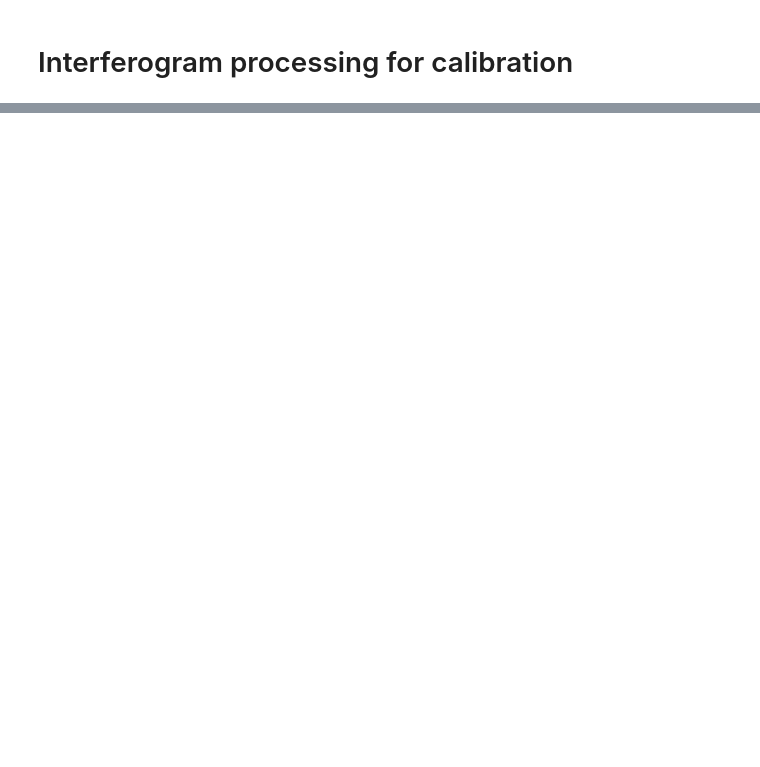
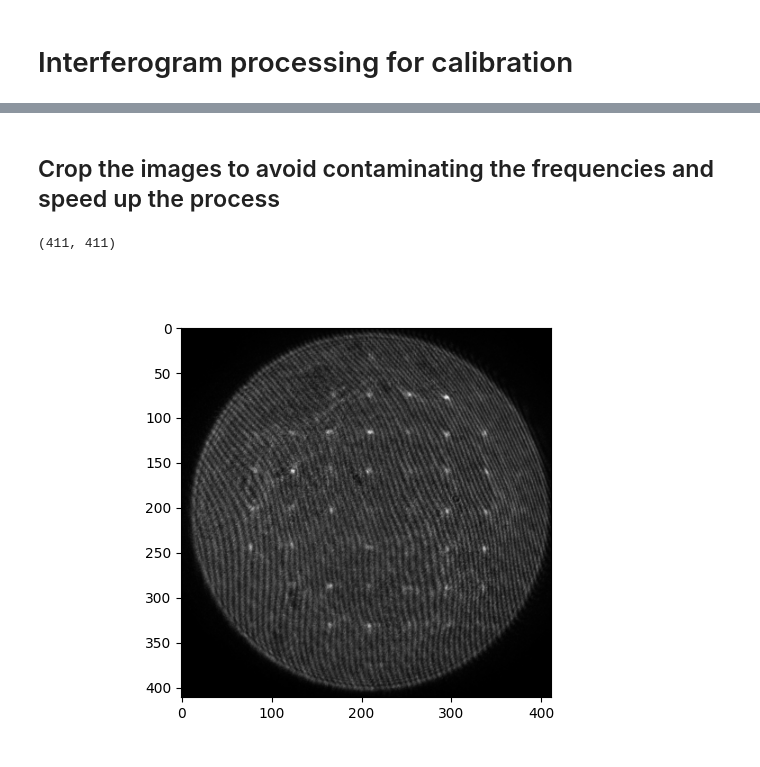
Before and after one commit to HumbertDominique/SLM_display, a Jupyter notebook: calibration/processing.ipynb, the cells around one changed output, grey strips where cells are left out. Saved outputs shown, nothing was run; the diff lists cells and outputs as text; code cells hidden in the pictures; blank space fills up the shorter version.

```diff
--- a/calibration/processing.ipynb
+++ b/calibration/processing.ipynb
@@ -98,4 +128,26 @@ def extract_phase(img, pad_factor = 2, cx = 0, cy = 0, r = 50, AUTOPEAK = True,
         plt.show()
 
     return phase_map
+# %% [markdown]
+## Crop the images to avoid contaminating the frequencies and speed up the process
+# %%
+cx, cy = np.array(ref.shape)//2
+cx -= -35
+cy -= -0
+c = 205
+crop = ref[cy-c-1:cy+c,cx-c-1:cx+c]
+
+new_width, new_height = np.array(crop.shape)
+if new_width != new_height:
+       raise ValueError(f"The image should be square. The half sizxe and center offset are not compatible. Found ({new_width:d},{new_height:d})")
+
+
+print(crop.shape)
+plt.close(0)
+plt.figure(0)
+plt.imshow(crop,cmap='gray')
+plt.show()
+# %% [output]
+(411, 411)
+[figure, added]
 # %%
```
Also changed, not shown: parts of 10 cells of this notebook, 2 other files.
